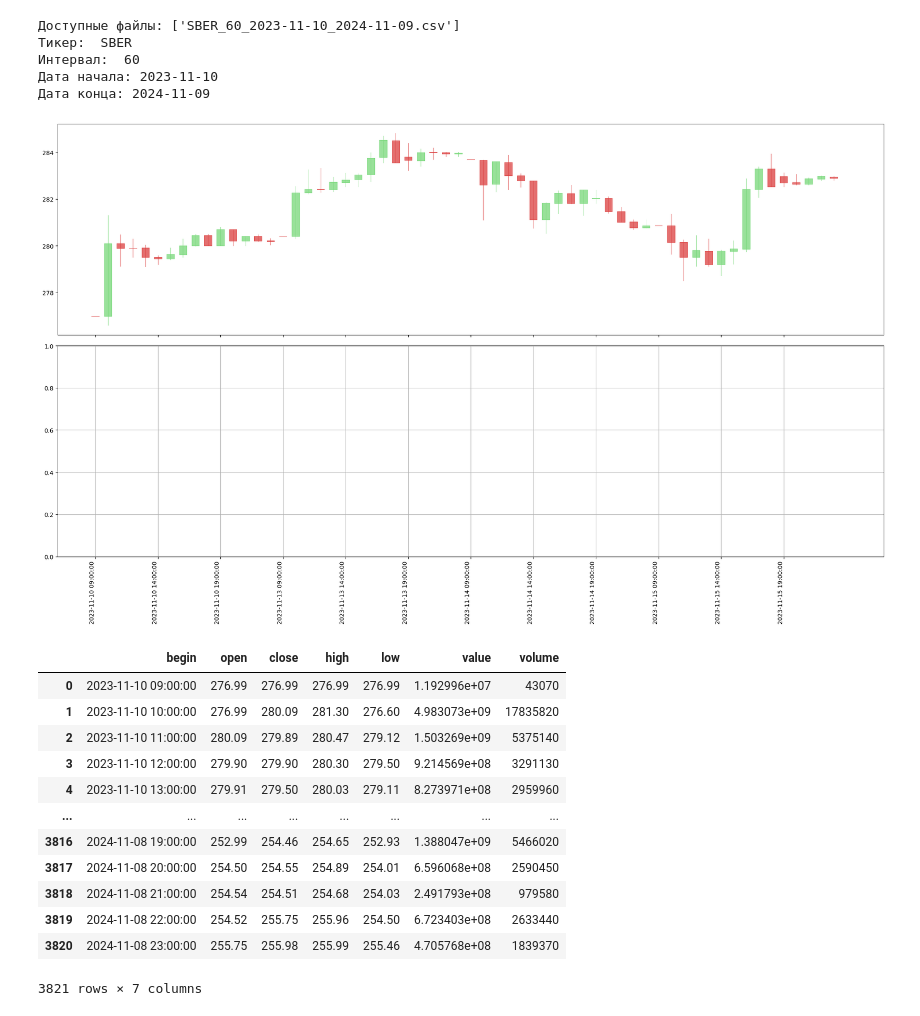
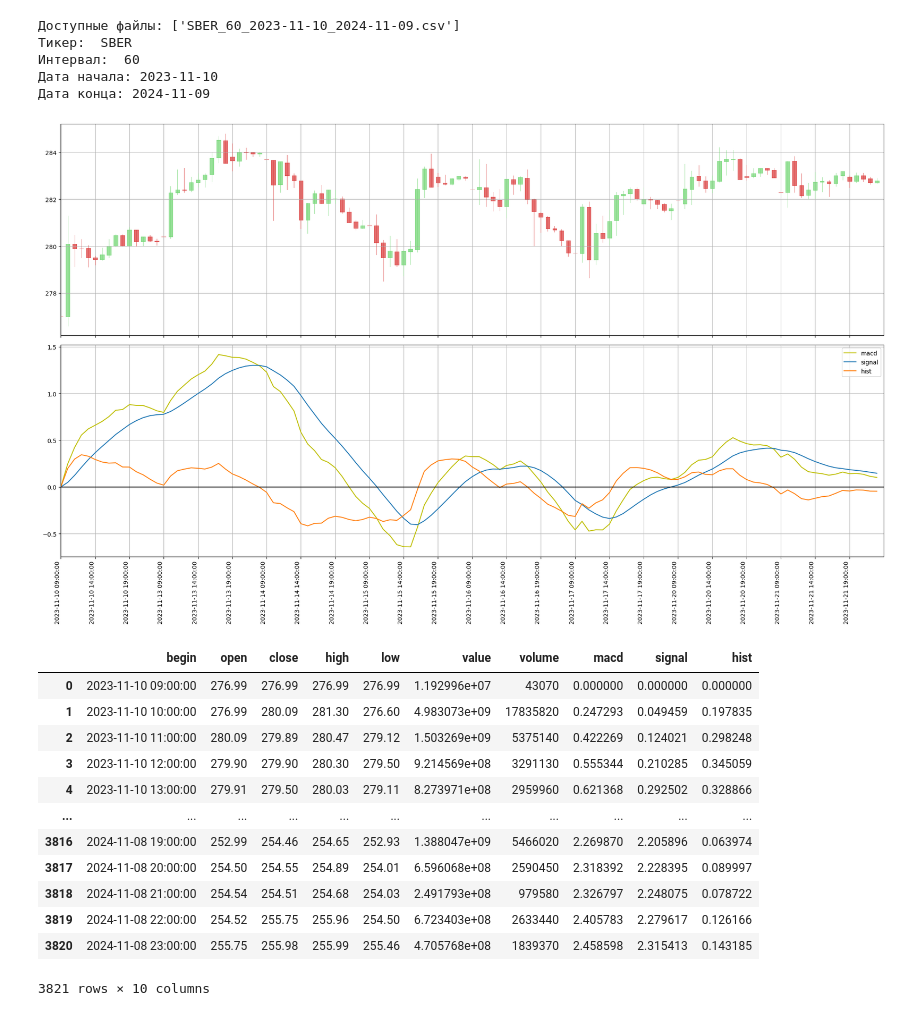
Before and after one commit to FlameDanita/MOEX-analysis, a Jupyter notebook: main.ipynb, the cells around one changed output. Saved outputs shown, nothing was run; the diff lists cells and outputs as text; code cells hidden in the pictures.

Commit message:
Data module: done and export to main part
Add cool plot and MACD calculate

```diff
--- a/main.ipynb
+++ b/main.ipynb
@@ -63,28 +17,30 @@ class data:
 # %%
-data = data()
+data = data_module.data_class()
 data.read_csv()
 data.get_info()
-data.plot_table()
+data.get_macd(data.table['close'], 26, 12, 9)
+
+data.plot_table(start=0, end=120)
 # %% [output]
 Доступные файлы: ['SBER_60_2023-11-10_2024-11-09.csv']
 Тикер:  SBER
 Интервал:  60
 Дата начала: 2023-11-10
 Дата конца: 2024-11-09
-[figure, old version]
+[figure, new version]
 # %%
 data.table
 # %% [output]
-|  | begin | open | close | high | low | value | volume |
-| 0 | 2023-11-10 09:00:00 | 276.99 | 276.99 | 276.99 | 276.99 | 1.192996e+07 | 43070 |
-| 1 | 2023-11-10 10:00:00 | 276.99 | 280.09 | 281.30 | 276.60 | 4.983073e+09 | 17835820 |
-| 2 | 2023-11-10 11:00:00 | 280.09 | 279.89 | 280.47 | 279.12 | 1.503269e+09 | 5375140 |
-| 3 | 2023-11-10 12:00:00 | 279.90 | 279.90 | 280.30 | 279.50 | 9.214569e+08 | 3291130 |
-| 4 | 2023-11-10 13:00:00 | 279.91 | 279.50 | 280.03 | 279.11 | 8.273971e+08 | 2959960 |
-| ... | ... | ... | ... | ... | ... | ... | ... |
-| 3816 | 2024-11-08 19:00:00 | 252.99 | 254.46 | 254.65 | 252.93 | 1.388047e+09 | 5466020 |
-| 3817 | 2024-11-08 20:00:00 | 254.50 | 254.55 | 254.89 | 254.01 | 6.596068e+08 | 2590450 |
-| 3818 | 2024-11-08 21:00:00 | 254.54 | 254.51 | 254.68 | 254.03 | 2.491793e+08 | 979580 |
-| 3819 | 2024-11-08 22:00:00 | 254.52 | 255.75 | 255.96 | 254.50 | 6.723403e+08 | 2633440 |
-| 3820 | 2024-11-08 23:00:00 | 255.75 | 255.98 | 255.99 | 255.46 | 4.705768e+08 | 1839370 |
+|  | begin | open | close | high | low | value | volume | macd | signal | hist |
+| 0 | 2023-11-10 09:00:00 | 276.99 | 276.99 | 276.99 | 276.99 | 1.192996e+07 | 43070 | 0.000000 | 0.000000 | 0.000000 |
+| 1 | 2023-11-10 10:00:00 | 276.99 | 280.09 | 281.30 | 276.60 | 4.983073e+09 | 17835820 | 0.247293 | 0.049459 | 0.197835 |
+| 2 | 2023-11-10 11:00:00 | 280.09 | 279.89 | 280.47 | 279.12 | 1.503269e+09 | 5375140 | 0.422269 | 0.124021 | 0.298248 |
+| 3 | 2023-11-10 12:00:00 | 279.90 | 279.90 | 280.30 | 279.50 | 9.214569e+08 | 3291130 | 0.555344 | 0.210285 | 0.345059 |
+| 4 | 2023-11-10 13:00:00 | 279.91 | 279.50 | 280.03 | 279.11 | 8.273971e+08 | 2959960 | 0.621368 | 0.292502 | 0.328866 |
+| ... | ... | ... | ... | ... | ... | ... | ... | ... | ... | ... |
+| 3816 | 2024-11-08 19:00:00 | 252.99 | 254.46 | 254.65 | 252.93 | 1.388047e+09 | 5466020 | 2.269870 | 2.205896 | 0.063974 |
+| 3817 | 2024-11-08 20:00:00 | 254.50 | 254.55 | 254.89 | 254.01 | 6.596068e+08 | 2590450 | 2.318392 | 2.228395 | 0.089997 |
+| 3818 | 2024-11-08 21:00:00 | 254.54 | 254.51 | 254.68 | 254.03 | 2.491793e+08 | 979580 | 2.326797 | 2.248075 | 0.078722 |
+| 3819 | 2024-11-08 22:00:00 | 254.52 | 255.75 | 255.96 | 254.50 | 6.723403e+08 | 2633440 | 2.405783 | 2.279617 | 0.126166 |
+| 3820 | 2024-11-08 23:00:00 | 255.75 | 255.98 | 255.99 | 255.46 | 4.705768e+08 | 1839370 | 2.458598 | 2.315413 | 0.143185 |
-3821 rows × 7 columns
+3821 rows × 10 columns
```
Also changed, not shown: parts of 3 cells of this notebook, 1 other file.
